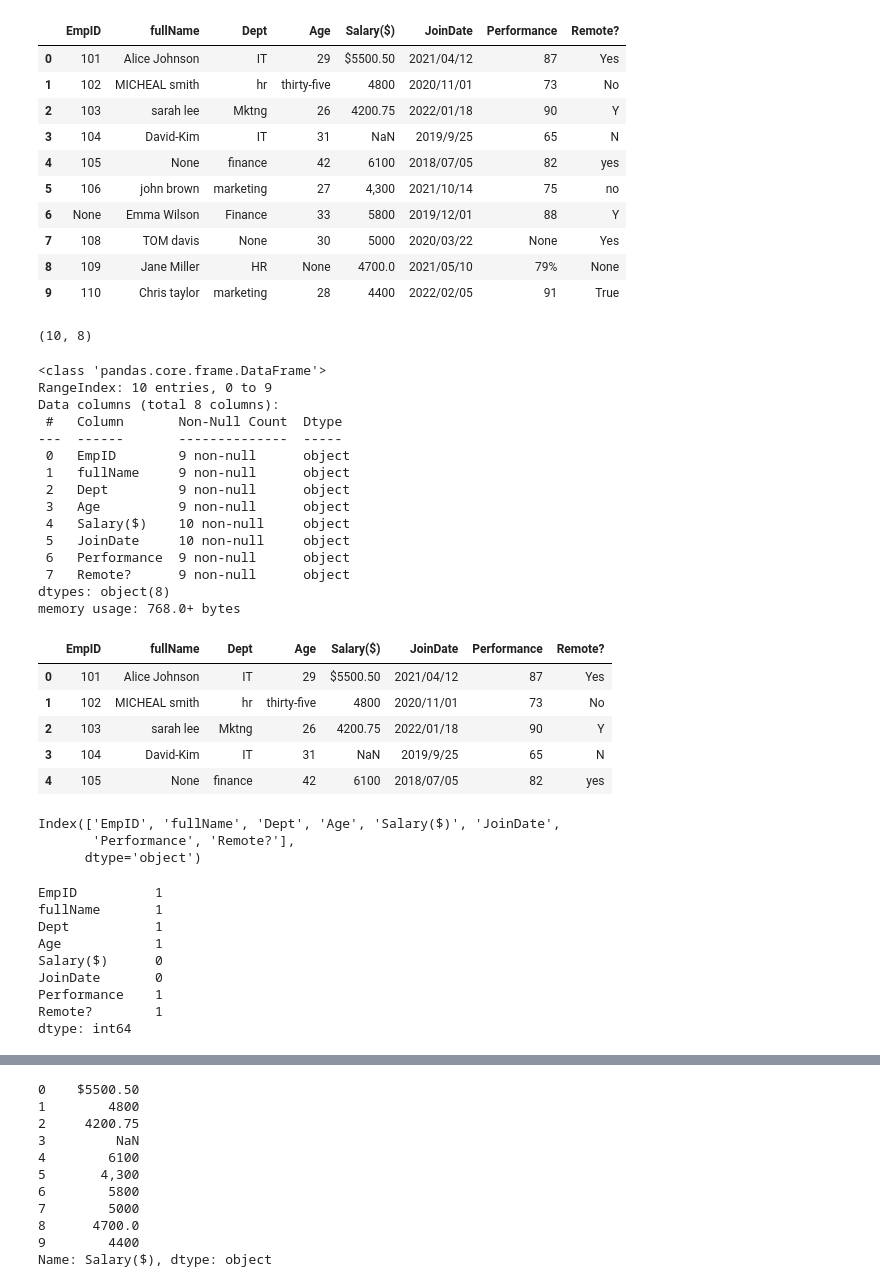
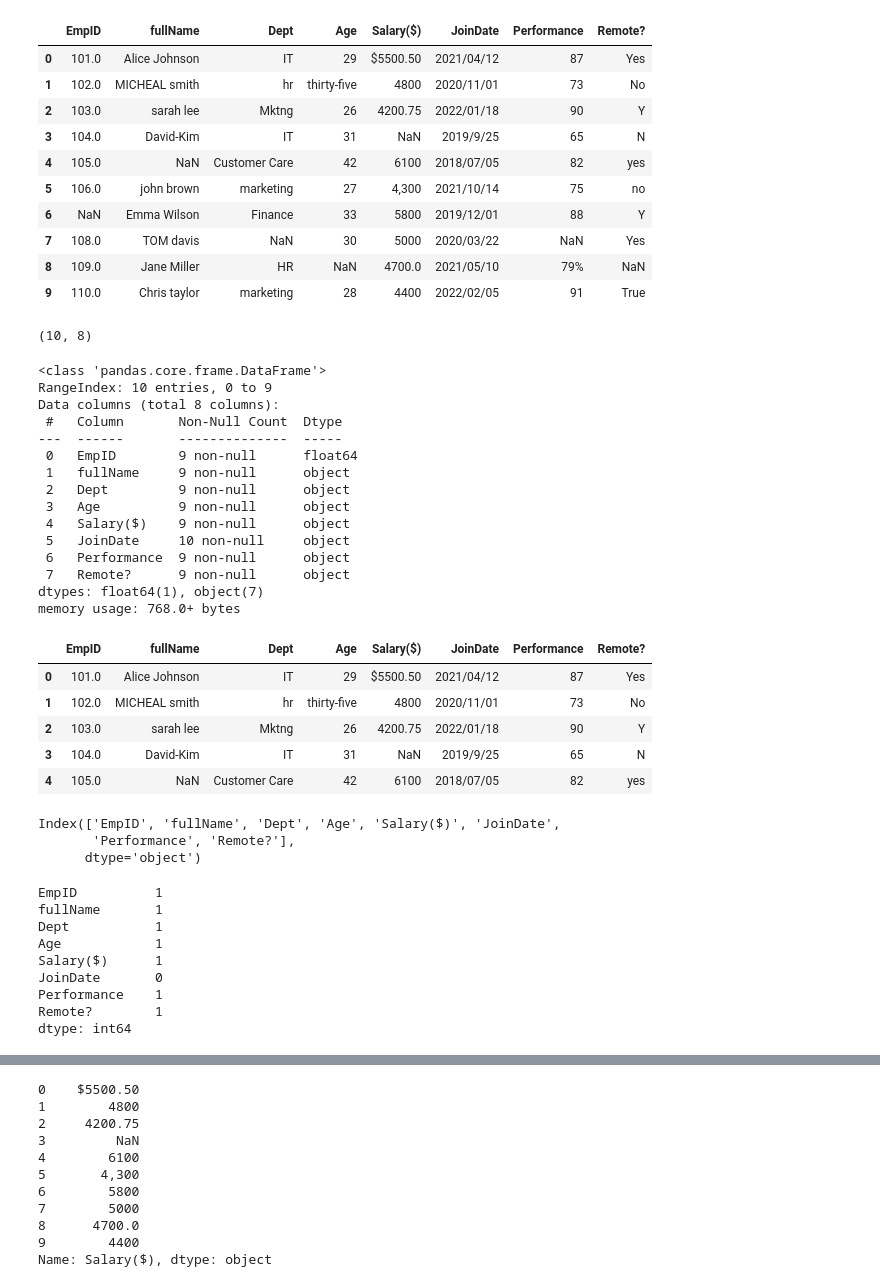
Before and after one commit to OIC-Hub/data-science-class-2, a Jupyter notebook: employee_dataset.ipynb, the cells around one changed output, grey strips where cells are left out. Drawn from its saved outputs; the diff is of its cells as text; code cells hidden in the pictures.

```diff
--- a/employee_dataset.ipynb
+++ b/employee_dataset.ipynb
@@ -5,39 +5,43 @@ import numpy as np
 # %%
 #our messy sample dataset
 data = {
     "EmpID": [101, 102, "103", 104, 105, 106, None, 108, 109, 110],
     "fullName": [
         " Alice Johnson ", "MICHEAL smith", "sarah lee", "David-Kim", None, "john brown",
         "Emma Wilson", "TOM  davis", "Jane Miller", "Chris taylor"
     ],
-    "Dept": ["IT", "hr", "Mktng", "IT", "finance", "marketing", "Finance", None, "HR", "marketing"],
+    "Dept": ["IT", "hr", "Mktng", "IT", "Customer Care", "marketing", "Finance", None, "HR", "marketing"],
     "Age": [29, "thirty-five", 26, 31, 42, 27, 33, 30, None, 28],
     "Salary($)": ["$5500.50", "4800", "4200.75", "NaN", "6100", "4,300", "5800", "5000", "4700.0", "4400"],
     "JoinDate": [
         "2021/04/12", "2020/11/01", "2022/01/18", "2019/9/25", "2018/07/05",
         "2021/10/14", "2019/12/01", "2020/03/22", "2021/05/10", "2022/02/05"
     ],
     "Performance": [87, "73", 90, 65, 82, 75, 88, None, "79%", "91"],
     "Remote?": ["Yes", "No", "Y", "N", "yes", "no", "Y", "Yes", None, "True"]
 }
 
+
 #create the dataframe
 df = pd.DataFrame(data)
 
-#display dataframe
+#convert to csv file
+df.to_csv("employee_data.csv", index=False)
+
+df = pd.read_csv("employee_data.csv")
 df
 # %% [output]
 |  | EmpID | fullName | Dept | Age | Salary($) | JoinDate | Performance | Remote? |
-| 0 | 101 | Alice Johnson | IT | 29 | $5500.50 | 2021/04/12 | 87 | Yes |
-| 1 | 102 | MICHEAL smith | hr | thirty-five | 4800 | 2020/11/01 | 73 | No |
-| 2 | 103 | sarah lee | Mktng | 26 | 4200.75 | 2022/01/18 | 90 | Y |
-| 3 | 104 | David-Kim | IT | 31 | NaN | 2019/9/25 | 65 | N |
-| 4 | 105 | None | finance | 42 | 6100 | 2018/07/05 | 82 | yes |
-| 5 | 106 | john brown | marketing | 27 | 4,300 | 2021/10/14 | 75 | no |
-| 6 | None | Emma Wilson | Finance | 33 | 5800 | 2019/12/01 | 88 | Y |
-| 7 | 108 | TOM davis | None | 30 | 5000 | 2020/03/22 | None | Yes |
-| 8 | 109 | Jane Miller | HR | None | 4700.0 | 2021/05/10 | 79% | None |
-| 9 | 110 | Chris taylor | marketing | 28 | 4400 | 2022/02/05 | 91 | True |
+| 0 | 101.0 | Alice Johnson | IT | 29 | $5500.50 | 2021/04/12 | 87 | Yes |
+| 1 | 102.0 | MICHEAL smith | hr | thirty-five | 4800 | 2020/11/01 | 73 | No |
+| 2 | 103.0 | sarah lee | Mktng | 26 | 4200.75 | 2022/01/18 | 90 | Y |
+| 3 | 104.0 | David-Kim | IT | 31 | NaN | 2019/9/25 | 65 | N |
+| 4 | 105.0 | NaN | Customer Care | 42 | 6100 | 2018/07/05 | 82 | yes |
+| 5 | 106.0 | john brown | marketing | 27 | 4,300 | 2021/10/14 | 75 | no |
+| 6 | NaN | Emma Wilson | Finance | 33 | 5800 | 2019/12/01 | 88 | Y |
+| 7 | 108.0 | TOM davis | NaN | 30 | 5000 | 2020/03/22 | NaN | Yes |
+| 8 | 109.0 | Jane Miller | HR | NaN | 4700.0 | 2021/05/10 | 79% | NaN |
+| 9 | 110.0 | Chris taylor | marketing | 28 | 4400 | 2022/02/05 | 91 | True |
 # %%
 #get the shapes of the data
 df.shape
@@ -52,26 +56,26 @@ RangeIndex: 10 entries, 0 to 9
 Data columns (total 8 columns):
  #   Column       Non-Null Count  Dtype
 ---  ------       --------------  -----
- 0   EmpID        9 non-null      object
+ 0   EmpID        9 non-null      float64
  1   fullName     9 non-null      object
  2   Dept         9 non-null      object
  3   Age          9 non-null      object
- 4   Salary($)    10 non-null     object
+ 4   Salary($)    9 non-null      object
  5   JoinDate     10 non-null     object
  6   Performance  9 non-null      object
  7   Remote?      9 non-null      object
-dtypes: object(8)
+dtypes: float64(1), object(7)
 memory usage: 768.0+ bytes
 # %%
 #get the first five rows of the dataset
 df.head()
 # %% [output]
 |  | EmpID | fullName | Dept | Age | Salary($) | JoinDate | Performance | Remote? |
-| 0 | 101 | Alice Johnson | IT | 29 | $5500.50 | 2021/04/12 | 87 | Yes |
-| 1 | 102 | MICHEAL smith | hr | thirty-five | 4800 | 2020/11/01 | 73 | No |
-| 2 | 103 | sarah lee | Mktng | 26 | 4200.75 | 2022/01/18 | 90 | Y |
-| 3 | 104 | David-Kim | IT | 31 | NaN | 2019/9/25 | 65 | N |
-| 4 | 105 | None | finance | 42 | 6100 | 2018/07/05 | 82 | yes |
+| 0 | 101.0 | Alice Johnson | IT | 29 | $5500.50 | 2021/04/12 | 87 | Yes |
+| 1 | 102.0 | MICHEAL smith | hr | thirty-five | 4800 | 2020/11/01 | 73 | No |
+| 2 | 103.0 | sarah lee | Mktng | 26 | 4200.75 | 2022/01/18 | 90 | Y |
+| 3 | 104.0 | David-Kim | IT | 31 | NaN | 2019/9/25 | 65 | N |
+| 4 | 105.0 | NaN | Customer Care | 42 | 6100 | 2018/07/05 | 82 | yes |
 # %%
 #get the columns names
 df.columns
@@ -86,7 +90,7 @@ EmpID          1
 fullName       1
 Dept           1
 Age            1
-Salary($)      0
+Salary($)      1
 JoinDate       0
 Performance    1
 Remote?        1
```
Also changed, not shown: parts of 47 cells of this notebook, 2 other files.
